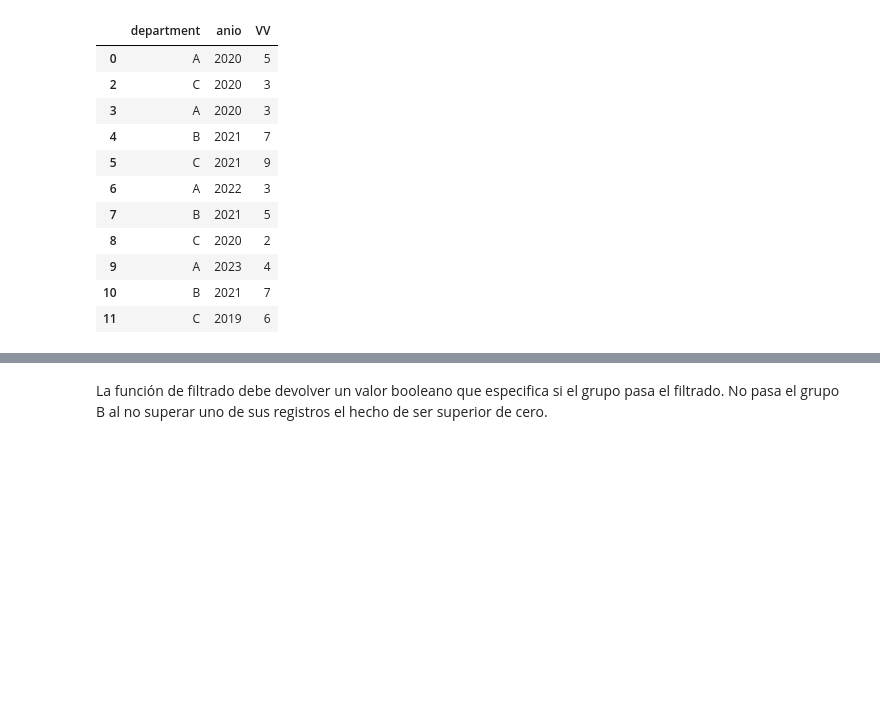
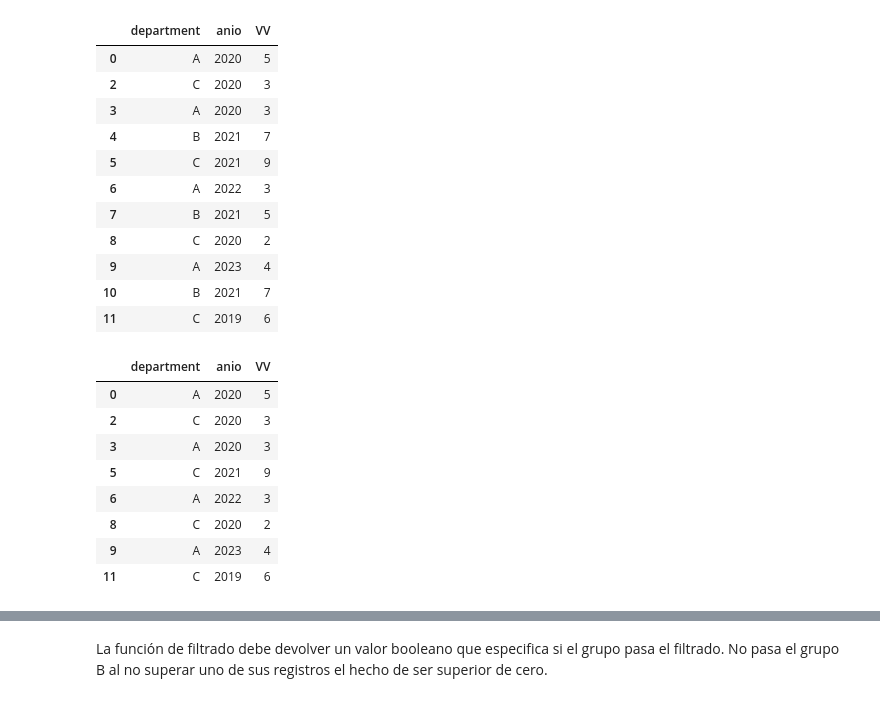
Before and after one commit to diego-dng/1026_DS_VITORIA-GASTEIZ, a Jupyter notebook: 2-Data_analysis/2-Pandas/Teoría/3_Agrupaciones.ipynb, the cells around one changed output, grey strips where cells are left out. Saved outputs shown, nothing was run; the diff lists cells and outputs as text; code cells hidden in the pictures; blank space fills up the shorter version.

```diff
--- a/2-Data_analysis/2-Pandas/Teoría/3_Agrupaciones.ipynb
+++ b/2-Data_analysis/2-Pandas/Teoría/3_Agrupaciones.ipynb
@@ -681,9 +685,18 @@ df[df['VV'] > 0]
 | 9 | A | 2023 | 4 |
 | 10 | B | 2021 | 7 |
 | 11 | C | 2019 | 6 |
-# %%
-def filter_func(x):
-    return
+# %%
+df.groupby('department').filter(filter_func)
+# %% [output]
+|  | department | anio | VV |
+| 0 | A | 2020 | 5 |
+| 2 | C | 2020 | 3 |
+| 3 | A | 2020 | 3 |
+| 5 | C | 2021 | 9 |
+| 6 | A | 2022 | 3 |
+| 8 | C | 2020 | 2 |
+| 9 | A | 2023 | 4 |
+| 11 | C | 2019 | 6 |
 # %%
 display('df', "df.groupby('department').min()", "df.groupby('department').filter(filter_func)")
 # %% [output]
```
Also changed, not shown: parts of 4 cells of this notebook, 2 other files.
